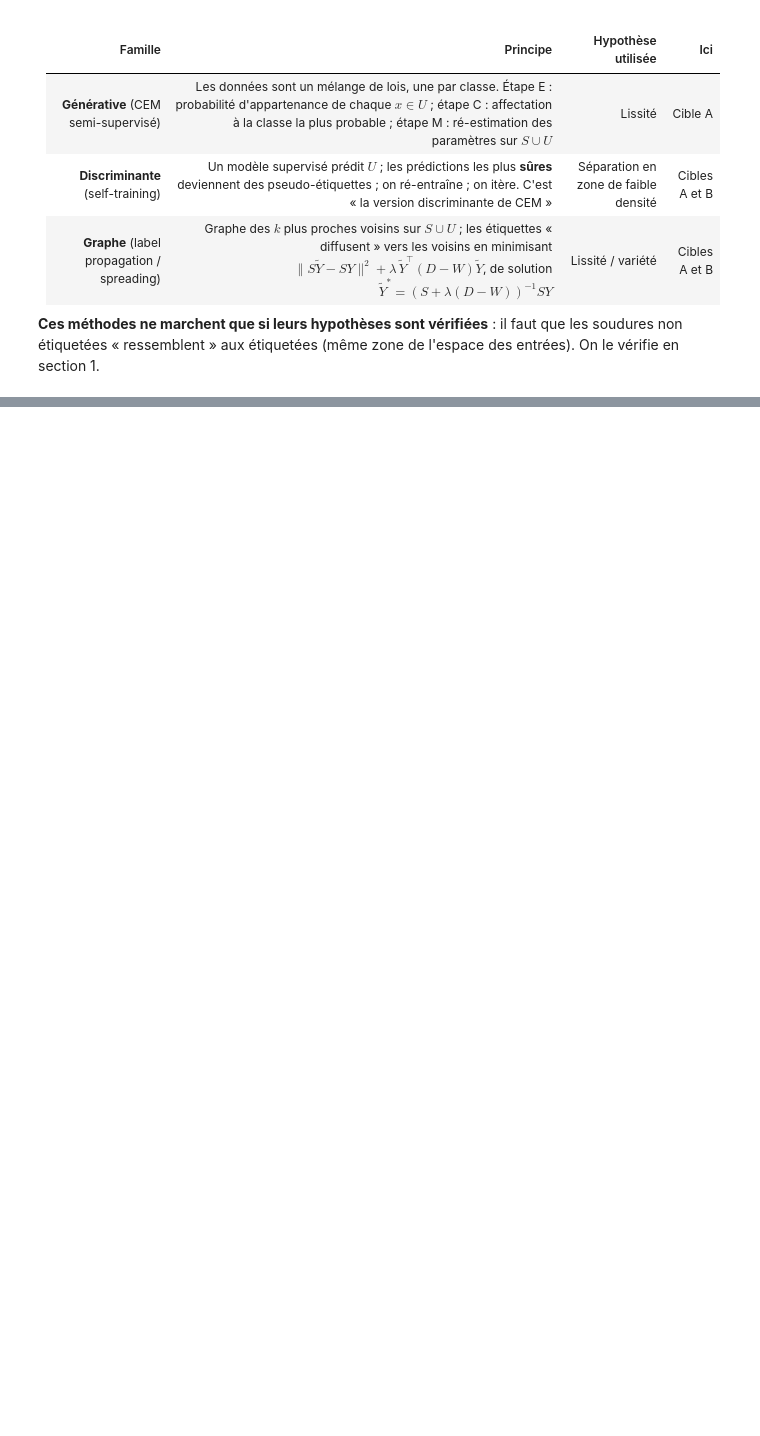
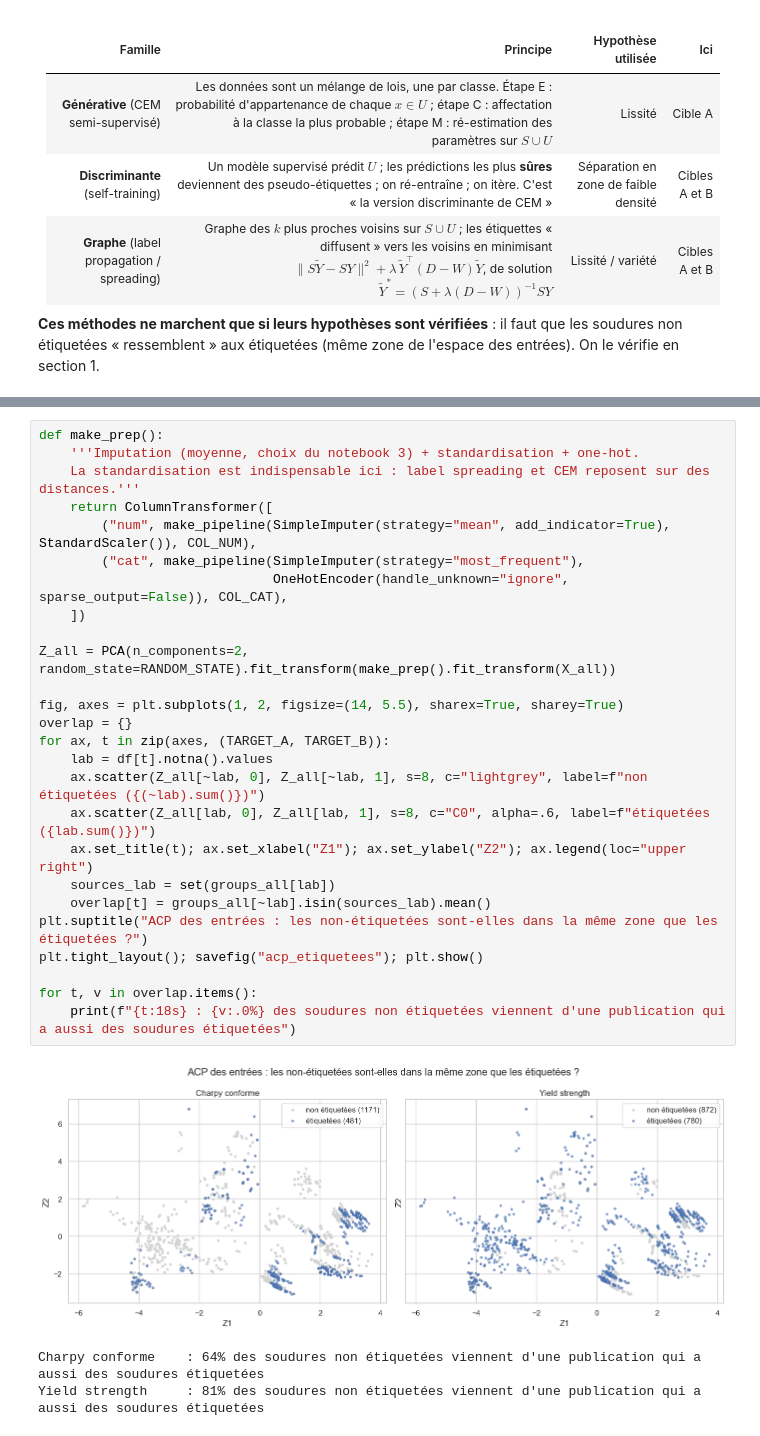
Before and after one commit to marilynehu25/Soudure-d-acier, a Jupyter notebook: 2. Analyses/4. Apprentissage semi supervisé.ipynb, the cells around one changed output, grey strips where cells are left out. Drawn from its saved outputs; the diff is of its cells as text; blank space fills up the shorter version.

```diff
--- a/2. Analyses/4. Apprentissage semi supervisé.ipynb
+++ b/2. Analyses/4. Apprentissage semi supervisé.ipynb
@@ -30,0 +120,30 @@ On dispose de $m$ exemples étiquetés $S = \{(x_i, y_i)\}_{i=1}^{m}$ et de $u$
+# %%
+def make_prep():
+    '''Imputation (moyenne, choix du notebook 3) + standardisation + one-hot.
+    La standardisation est indispensable ici : label spreading et CEM reposent sur des distances.'''
+    return ColumnTransformer([
+        ("num", make_pipeline(SimpleImputer(strategy="mean", add_indicator=True), StandardScaler()), COL_NUM),
+        ("cat", make_pipeline(SimpleImputer(strategy="most_frequent"),
+                              OneHotEncoder(handle_unknown="ignore", sparse_output=False)), COL_CAT),
+    ])
+
+Z_all = PCA(n_components=2, random_state=RANDOM_STATE).fit_transform(make_prep().fit_transform(X_all))
+
+fig, axes = plt.subplots(1, 2, figsize=(14, 5.5), sharex=True, sharey=True)
+overlap = {}
+for ax, t in zip(axes, (TARGET_A, TARGET_B)):
+    lab = df[t].notna().values
+    ax.scatter(Z_all[~lab, 0], Z_all[~lab, 1], s=8, c="lightgrey", label=f"non étiquetées ({(~lab).sum()})")
+    ax.scatter(Z_all[lab, 0], Z_all[lab, 1], s=8, c="C0", alpha=.6, label=f"étiquetées ({lab.sum()})")
+    ax.set_title(t); ax.set_xlabel("Z1"); ax.set_ylabel("Z2"); ax.legend(loc="upper right")
+    sources_lab = set(groups_all[lab])
+    overlap[t] = groups_all[~lab].isin(sources_lab).mean()
+plt.suptitle("ACP des entrées : les non-étiquetées sont-elles dans la même zone que les étiquetées ?")
+plt.tight_layout(); savefig("acp_etiquetees"); plt.show()
+
+for t, v in overlap.items():
+    print(f"{t:18s} : {v:.0%} des soudures non étiquetées viennent d'une publication qui a aussi des soudures étiquetées")
+# %% [output]
+[figure, added]
+Charpy conforme    : 64% des soudures non étiquetées viennent d'une publication qui a aussi des soudures étiquetées
+Yield strength     : 81% des soudures non étiquetées viennent d'une publication qui a aussi des soudures étiquetées
```
Also changed, not shown: parts of 11 cells of this notebook.
